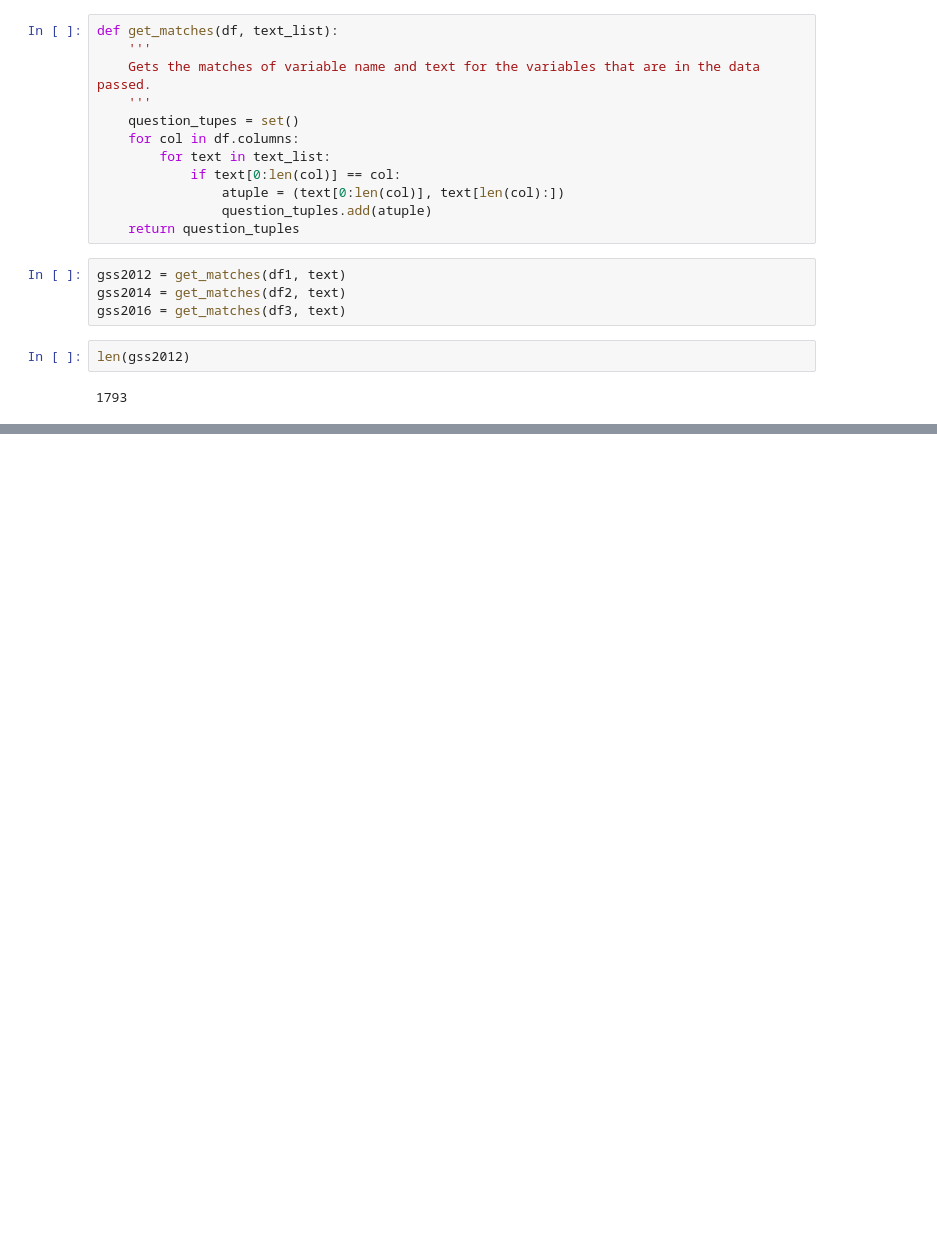
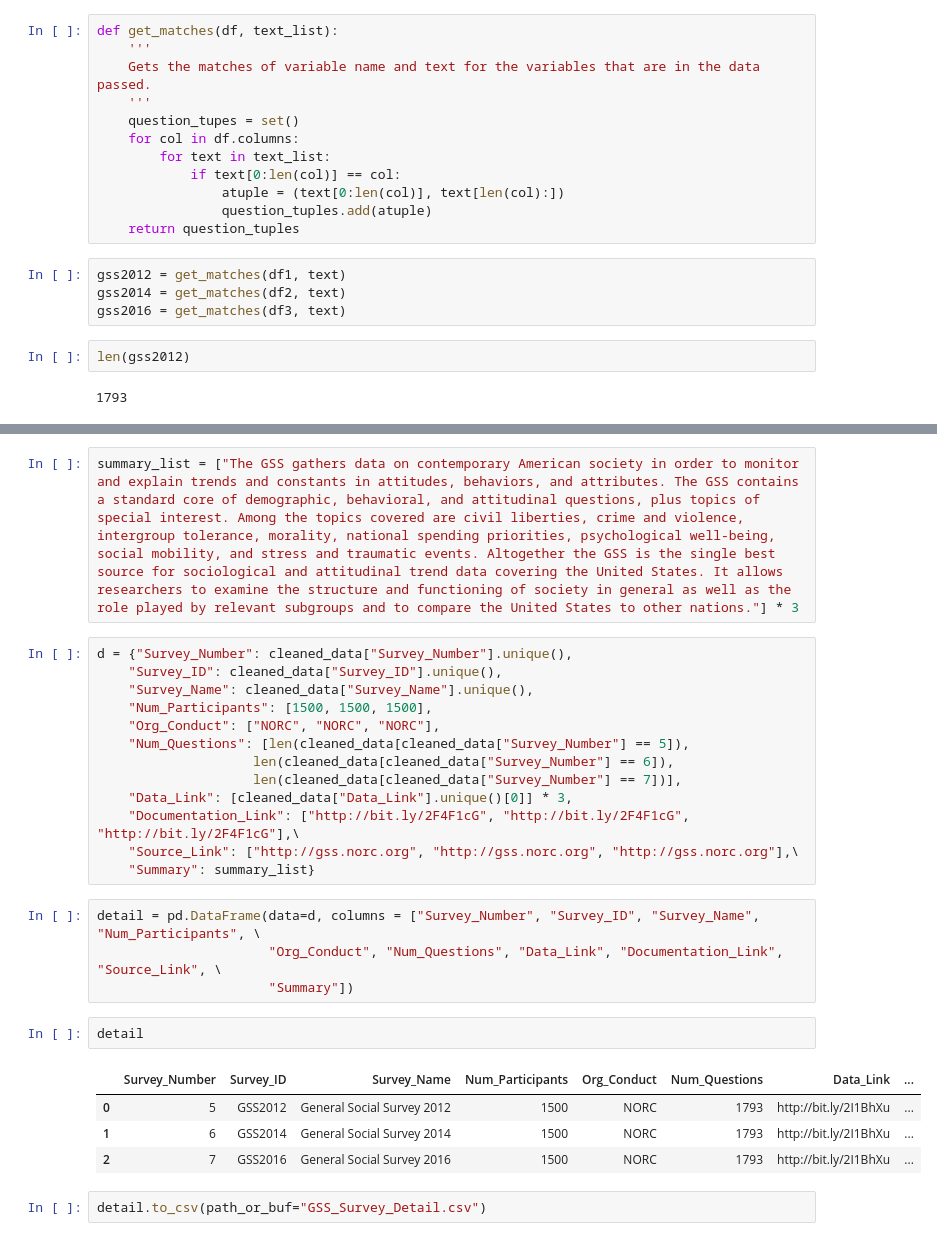
Before and after one commit to bethbailey/survey-search, a Jupyter notebook: Data/GSS/GSS Data Cleaning.ipynb, the cells around one changed output, grey strips where cells are left out. Drawn from its saved outputs; the diff is of its cells as text; blank space fills up the shorter version.

```diff
--- a/Data/GSS/GSS Data Cleaning.ipynb
+++ b/Data/GSS/GSS Data Cleaning.ipynb
@@ -70,0 +94,28 @@ for survey in survey_list:
+# %%
+summary_list = ["The GSS gathers data on contemporary American society in order to monitor and explain trends and constants in attitudes, behaviors, and attributes. The GSS contains a standard core of demographic, behavioral, and attitudinal questions, plus topics of special interest. Among the topics covered are civil liberties, crime and violence, intergroup tolerance, morality, national spending priorities, psychological well-being, social mobility, and stress and traumatic events. Altogether the GSS is the single best source for sociological and attitudinal trend data covering the United States. It allows researchers to examine the structure and functioning of society in general as well as the role played by relevant subgroups and to compare the United States to other nations."] * 3
+# %%
+d = {"Survey_Number": cleaned_data["Survey_Number"].unique(),
+    "Survey_ID": cleaned_data["Survey_ID"].unique(),
+    "Survey_Name": cleaned_data["Survey_Name"].unique(),
+    "Num_Participants": [1500, 1500, 1500],
+    "Org_Conduct": ["NORC", "NORC", "NORC"],
+    "Num_Questions": [len(cleaned_data[cleaned_data["Survey_Number"] == 5]),
+                    len(cleaned_data[cleaned_data["Survey_Number"] == 6]),
+                    len(cleaned_data[cleaned_data["Survey_Number"] == 7])],
+    "Data_Link": [cleaned_data["Data_Link"].unique()[0]] * 3,
+    "Documentation_Link": ["http://bit.ly/2F4F1cG", "http://bit.ly/2F4F1cG", "http://bit.ly/2F4F1cG"],\
+    "Source_Link": ["http://gss.norc.org", "http://gss.norc.org", "http://gss.norc.org"],\
+    "Summary": summary_list}
+# %%
+detail = pd.DataFrame(data=d, columns = ["Survey_Number", "Survey_ID", "Survey_Name", "Num_Participants", \
+                      "Org_Conduct", "Num_Questions", "Data_Link", "Documentation_Link", "Source_Link", \
+                      "Summary"])
+# %%
+detail
+# %% [output]
+|  | Survey_Number | Survey_ID | Survey_Name | Num_Participants | Org_Conduct | Num_Questions | Data_Link | ... |
+| 0 | 5 | GSS2012 | General Social Survey 2012 | 1500 | NORC | 1793 | http://bit.ly/2I1BhXu | ... |
+| 1 | 6 | GSS2014 | General Social Survey 2014 | 1500 | NORC | 1793 | http://bit.ly/2I1BhXu | ... |
+| 2 | 7 | GSS2016 | General Social Survey 2016 | 1500 | NORC | 1793 | http://bit.ly/2I1BhXu | ... |
+# %%
+detail.to_csv(path_or_buf="GSS_Survey_Detail.csv")
```
Also changed, not shown: parts of 7 cells of this notebook, 2 other files.
